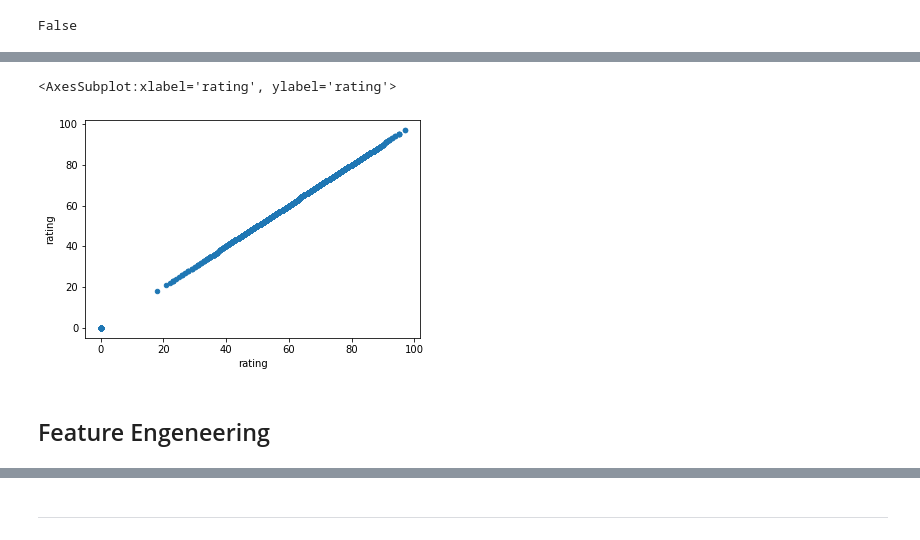
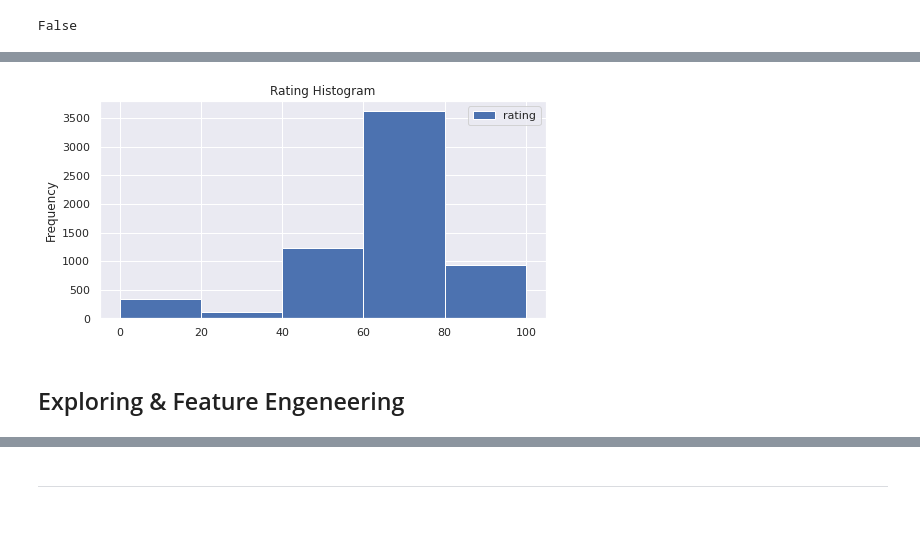
Before and after one commit to lbonini94/eleflow-test, a Jupyter notebook: challenge.ipynb, the cells around one changed output, grey strips where cells are left out. Saved outputs shown, nothing was run; the diff lists cells and outputs as text; code cells hidden in the pictures.

```diff
--- a/challenge.ipynb
+++ b/challenge.ipynb
@@ -14,6 +14,7 @@ import pandas as pd
 import numpy as np
 import matplotlib.pyplot as plt
 import seaborn as sns
+sns.set_theme(context='notebook', style='darkgrid', palette='deep', font_scale=1)
 # %% [markdown]
 ## Data processing
 # %%
@@ -50,8 +51,8 @@ df['cast'] = df.cast.str.split(',')
 df['country'] = df.country.str.split(',')
 df['duration'] = df.duration.str.split(' ')
 df['listed_in'] = df.listed_in.str.split(',')
-df2['date_added_month'] = df2.date_added.dt.month
-df2['date_added_year'] = df2.date_added.dt.year
+df['date_added_month'] = df.date_added.dt.month
+df['date_added_year'] = df.date_added.dt.year
 # %%
 df.dropna(inplace=True)
 # %%
@@ -83,8 +82,7 @@ memory usage: 589.5+ KB
-# %%
-df[['rating']].plot(x='rating', y='rating', kind='scatter')
-# %% [output]
-<AxesSubplot:xlabel='rating', ylabel='rating'>
-[figure, removed]
+# %%
+df[['rating']].plot(kind='hist', title='Rating Histogram', figsize=(8,4), align='mid', bins=range(0, 101, 20));
+# %% [output]
+[figure, added]
 # %% [markdown]
-## Feature Engeneering
+## Exploring & Feature Engeneering
 # %%
```
Also changed, not shown: parts of 48 cells of this notebook, 3 other files.
